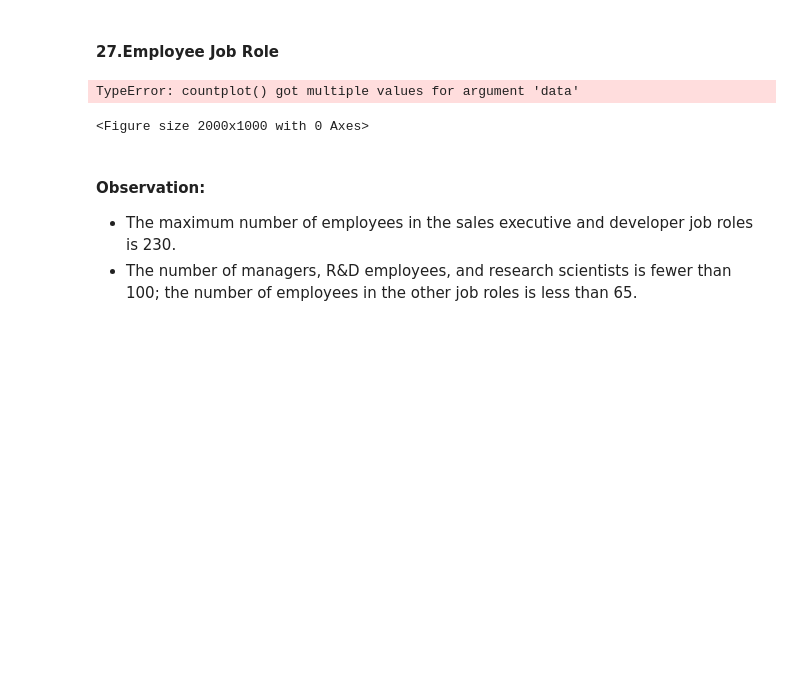
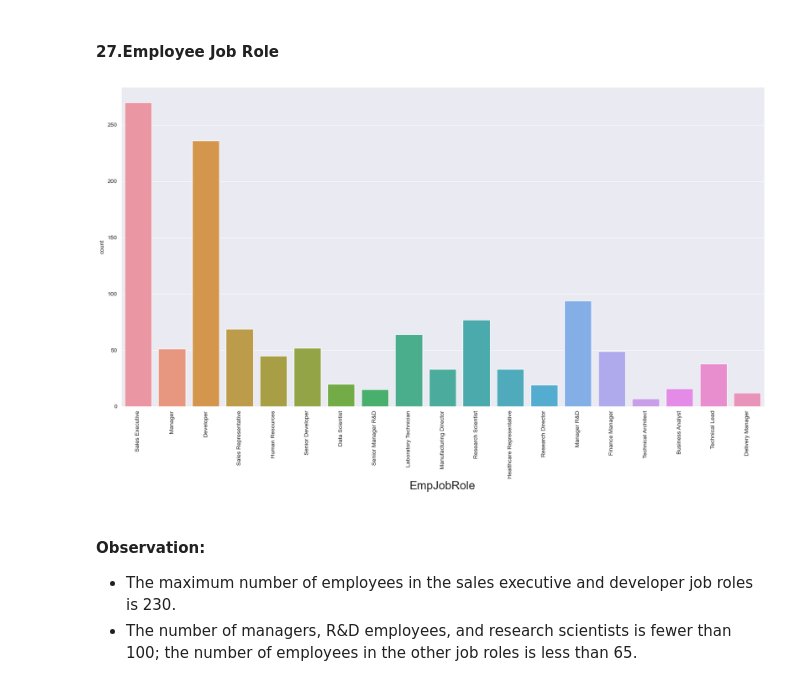
Before and after one commit to Sumukh-Bharadvaja/Employee-Performance-Analysis, a Jupyter notebook: SRC/Visualization/visualization.ipynb, the cells around one changed output. Drawn from its saved outputs; the diff is of its cells as text; code cells hidden in the pictures; blank space fills up the shorter version.

```diff
--- a/SRC/Visualization/visualization.ipynb
+++ b/SRC/Visualization/visualization.ipynb
@@ -341,13 +339,12 @@ TypeError: countplot() got multiple values for argument 'data'
 # %%
 
 plt.figure(figsize=(20,10))
-sns.countplot('EmpJobRole',data=data)
+sns.countplot(x='EmpJobRole',data=data)
 plt.xticks(rotation='vertical')
 plt.xlabel('EmpJobRole',fontsize=20)
 plt.show()
 # %% [output]
-TypeError: countplot() got multiple values for argument 'data'
-<Figure size 2000x1000 with 0 Axes>
+[figure, added]
 # %% [markdown]
 #### Observation:
 
```
Also changed, not shown: parts of 31 cells of this notebook.
